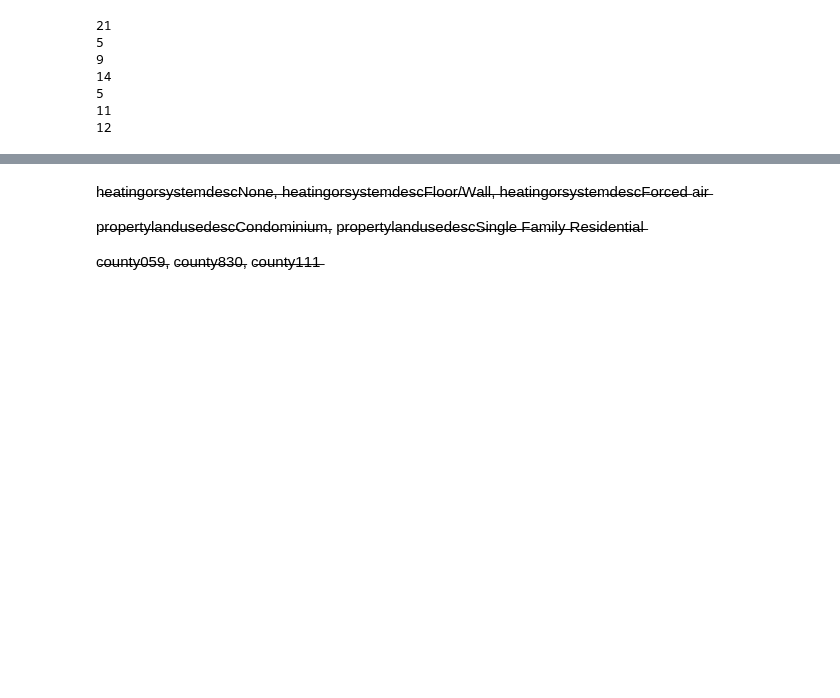
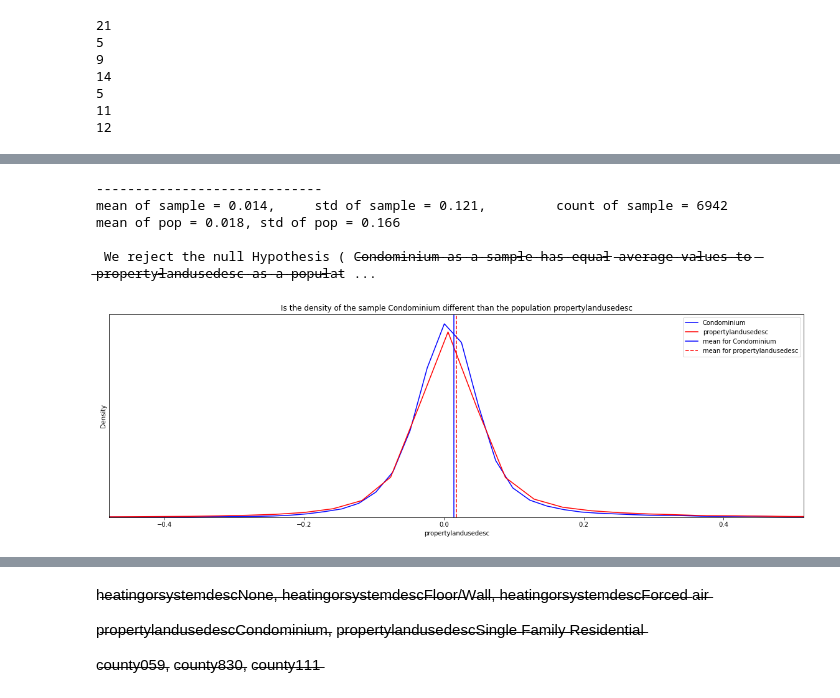
Before and after one commit to geary-shenck/clustering-exercises, a Jupyter notebook: zillow_expore.ipynb, the cells around one changed output, grey strips where cells are left out. Drawn from its saved outputs; the diff is of its cells as text; code cells hidden in the pictures; blank space fills up the shorter version.

```diff
--- a/zillow_expore.ipynb
+++ b/zillow_expore.ipynb
@@ -715 +695,50 @@ we can accept that there are equal variance in these two groups with 0.82 certai
 ... (6 outputs left out)
+# %%
+num="logerror"
+alpha = .05
+
+population_name = "propertylandusedesc"
+sample_name = "Condominium"
+target=target
+
+H0 = f"{sample_name} as a sample has equal average values to {population_name} as a population regarding {target}"
+Ha = f"{sample_name} as a sample does not have equal average values to {population_name} as a population regarding {target}"
+
+print("-----------------------------")
+print(f"mean of sample = {round(train[train[population_name] == sample_name][target].mean(),3)}, \
+    std of sample = {round(train[train[population_name] == sample_name][target].std(),3)}, \
+        count of sample = {len(train[train[population_name] == sample_name][target])}")
+print(f"mean of pop = {round(train[target].mean(),3)}, std of pop = {round(train[target].std(),3)}")
+
+
+t, p = stats.ttest_1samp( train[train[population_name] == sample_name][target], train[target].mean())
+if p > alpha:
+    print("\n We fail to reject the null hypothesis (",(H0) , ")",'t=%.5f, p=%.5f' % (t,p))
+else:
+    print("\n We reject the null Hypothesis (", '\u0336'.join(H0) + '\u0336' ,")",'t=%.5f, p=%.5f' % (t,p))
+
+
+plt.figure(figsize=(20,6))
+plt.title(f"Is the density of the sample {sample_name} different than the population {population_name}")
+plt.ylabel(f"Density")
+plt.yticks([],[])
+
+colorlist=["b","g","r","c","m","y","k","w"]
+linestyle_list = ['-', '--', '-.', ':', ' ', '', 'solid', 'dashed', 'dashdot', 'dotted']
+
+sns.kdeplot(train[train[population_name] == sample_name][target],label=sample_name,color="b")
+sns.kdeplot(train[target],label=population_name,color="r")
+plt.axvline(train[train[population_name] == sample_name][target].mean(),color="b",ls="-",label=f"mean for {sample_name}")
+plt.axvline(train[target].mean(),color="r",ls="--",label=f"mean for {population_name}")
+
+plt.xlabel(f"{population_name}")
+plt.xlim((train[target].mean()-(3*train[target].std())),(train[target].mean()+(3*train[target].std())))
+plt.legend()
+plt.show()
+# %% [output]
+-----------------------------
+mean of sample = 0.014,     std of sample = 0.121,         count of sample = 6942
+mean of pop = 0.018, std of pop = 0.166
+
+ We reject the null Hypothesis ( C̶o̶n̶d̶o̶m̶i̶n̶i̶u̶m̶ ̶a̶s̶ ̶a̶ ̶s̶a̶m̶p̶l̶e̶ ̶h̶a̶s̶ ̶e̶q̶u̶a̶l̶ ̶a̶v̶e̶r̶a̶g̶e̶ ̶v̶a̶l̶u̶e̶s̶ ̶t̶o̶ ̶p̶r̶o̶p̶e̶r̶t̶y̶l̶a̶n̶d̶u̶s̶e̶d̶e̶s̶c̶ ̶a̶s̶ ̶a̶ ̶p̶o̶p̶u̶l̶a̶t ...
+[figure, added]
```
Also changed, not shown: parts of 22 cells of this notebook, 3 other files.
